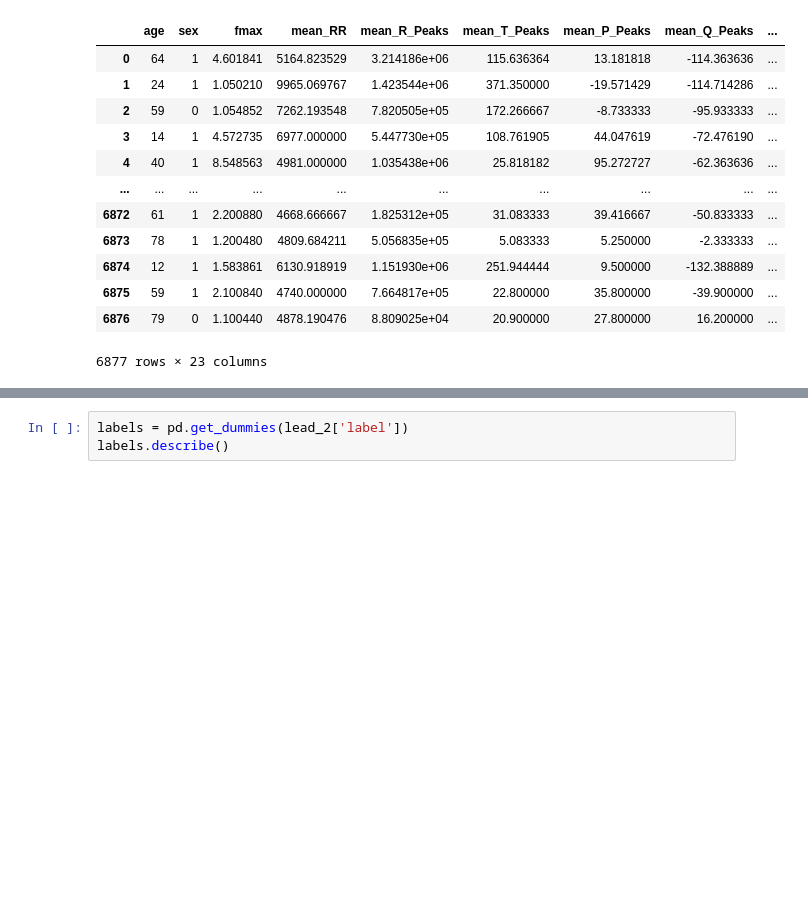
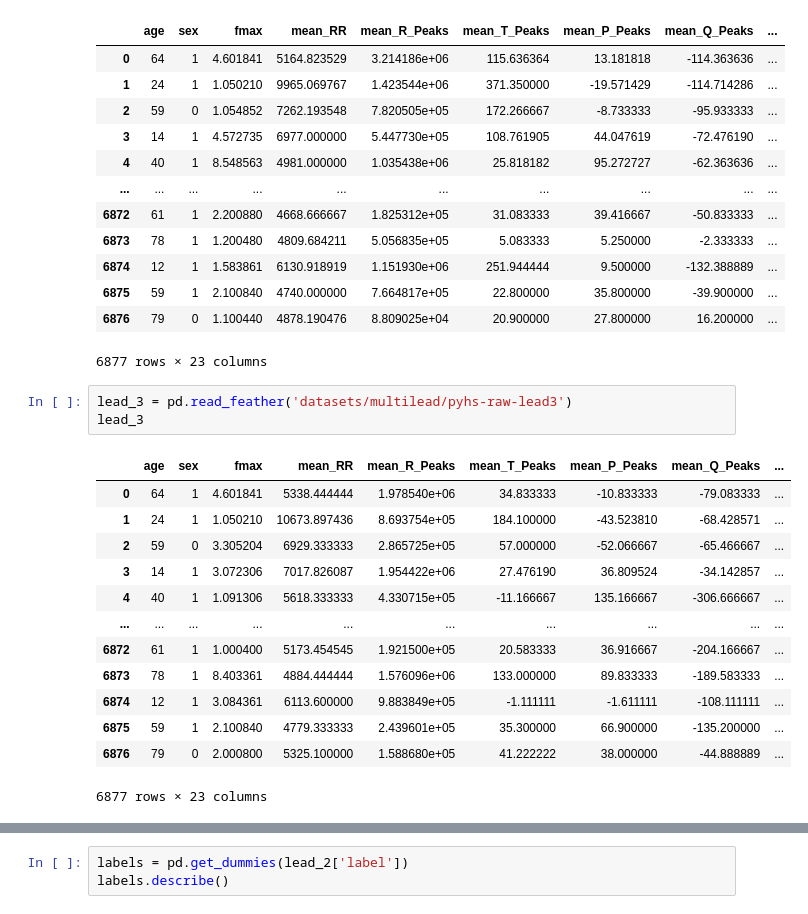
Before and after one commit to tomiambro/phys2020Classifier, a Jupyter notebook: Preprocessing.ipynb, the cells around one changed output, grey strips where cells are left out. Cells and saved outputs as stored; diff of their text form; blank space fills up the shorter version.

Commit message:
Added lead 3 to AF detection

```diff
--- a/Preprocessing.ipynb
+++ b/Preprocessing.ipynb
@@ -60,4 +60,21 @@ lead_2
 | 6875 | 59 | 1 | 2.100840 | 4740.000000 | 7.664817e+05 | 22.800000 | 35.800000 | -39.900000 | ... |
 | 6876 | 79 | 0 | 1.100440 | 4878.190476 | 8.809025e+04 | 20.900000 | 27.800000 | 16.200000 | ... |
 6877 rows × 23 columns
+# %%
+lead_3 = pd.read_feather('datasets/multilead/pyhs-raw-lead3')
+lead_3
+# %% [output]
+|  | age | sex | fmax | mean_RR | mean_R_Peaks | mean_T_Peaks | mean_P_Peaks | mean_Q_Peaks | ... |
+| 0 | 64 | 1 | 4.601841 | 5338.444444 | 1.978540e+06 | 34.833333 | -10.833333 | -79.083333 | ... |
+| 1 | 24 | 1 | 1.050210 | 10673.897436 | 8.693754e+05 | 184.100000 | -43.523810 | -68.428571 | ... |
+| 2 | 59 | 0 | 3.305204 | 6929.333333 | 2.865725e+05 | 57.000000 | -52.066667 | -65.466667 | ... |
+| 3 | 14 | 1 | 3.072306 | 7017.826087 | 1.954422e+06 | 27.476190 | 36.809524 | -34.142857 | ... |
+| 4 | 40 | 1 | 1.091306 | 5618.333333 | 4.330715e+05 | -11.166667 | 135.166667 | -306.666667 | ... |
+| ... | ... | ... | ... | ... | ... | ... | ... | ... | ... |
+| 6872 | 61 | 1 | 1.000400 | 5173.454545 | 1.921500e+05 | 20.583333 | 36.916667 | -204.166667 | ... |
+| 6873 | 78 | 1 | 8.403361 | 4884.444444 | 1.576096e+06 | 133.000000 | 89.833333 | -189.583333 | ... |
+| 6874 | 12 | 1 | 3.084361 | 6113.600000 | 9.883849e+05 | -1.111111 | -1.611111 | -108.111111 | ... |
+| 6875 | 59 | 1 | 2.100840 | 4779.333333 | 2.439601e+05 | 35.300000 | 66.900000 | -135.200000 | ... |
+| 6876 | 79 | 0 | 2.000800 | 5325.100000 | 1.588680e+05 | 41.222222 | 38.000000 | -44.888889 | ... |
+6877 rows × 23 columns
 # %%
```
Also changed, not shown: parts of 3 cells of this notebook, 1 other file.
